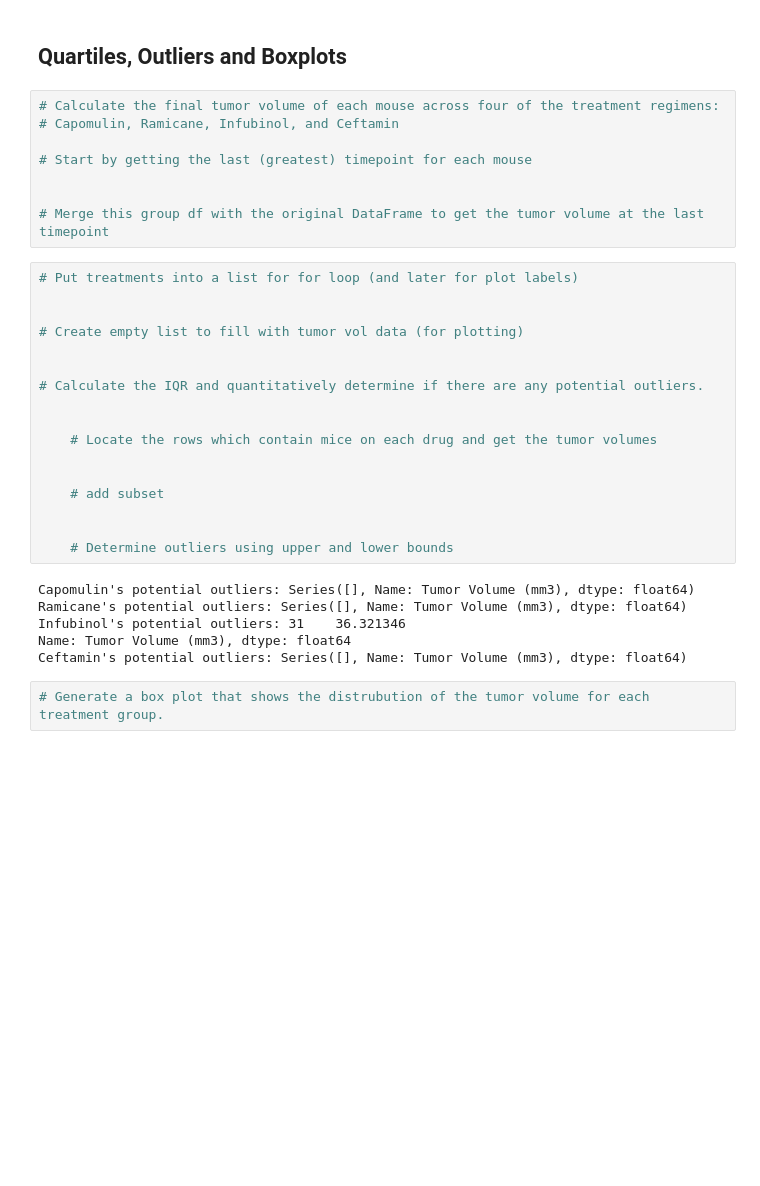
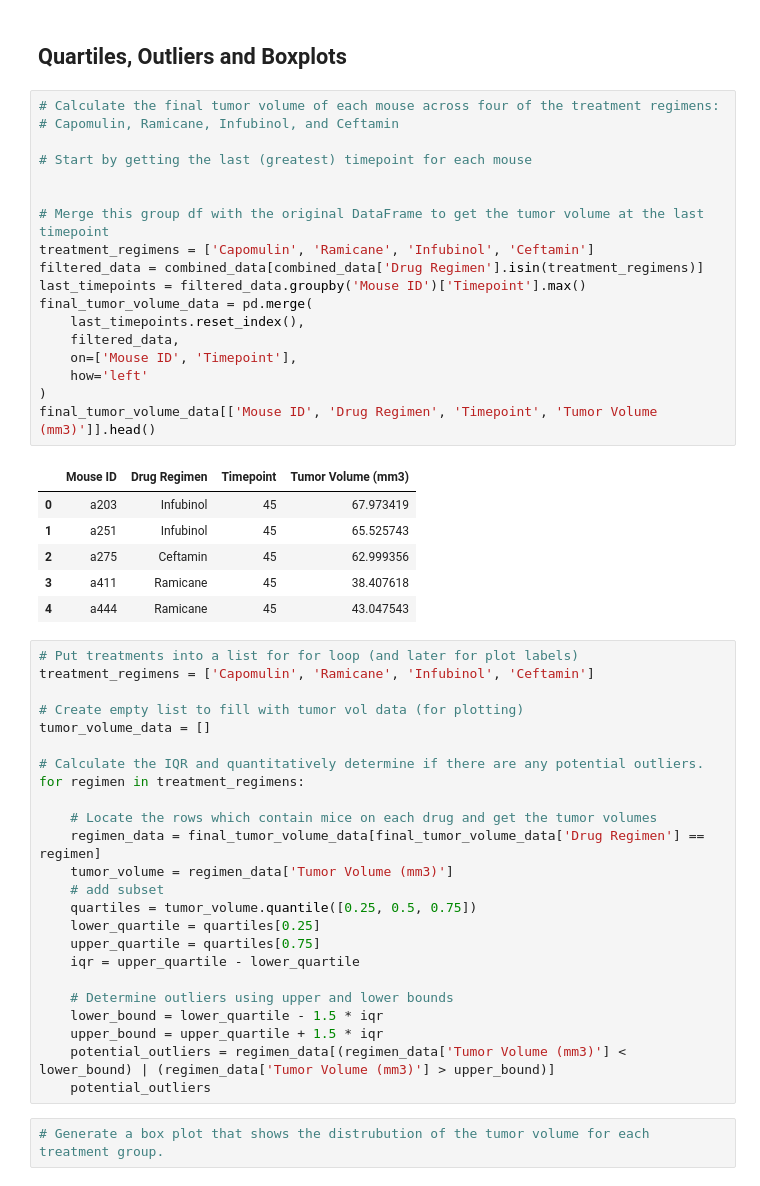
Before and after one commit to pannann/Module-5-Challenge, a Jupyter notebook: Pymaceuticals/pymaceuticals_starter.ipynb, the cells around one changed output. Cells and saved outputs as stored; diff of their text form; blank space fills up the shorter version.

```diff
--- a/Pymaceuticals/pymaceuticals_starter.ipynb
+++ b/Pymaceuticals/pymaceuticals_starter.ipynb
@@ -210,34 +210,52 @@ plt.show()
 # %%
 # Calculate the final tumor volume of each mouse across four of the treatment regimens:
 # Capomulin, Ramicane, Infubinol, and Ceftamin
 
 # Start by getting the last (greatest) timepoint for each mouse
 
 
 # Merge this group df with the original DataFrame to get the tumor volume at the last timepoint
+treatment_regimens = ['Capomulin', 'Ramicane', 'Infubinol', 'Ceftamin']
+filtered_data = combined_data[combined_data['Drug Regimen'].isin(treatment_regimens)]
+last_timepoints = filtered_data.groupby('Mouse ID')['Timepoint'].max()
+final_tumor_volume_data = pd.merge(
+    last_timepoints.reset_index(),
+    filtered_data,
+    on=['Mouse ID', 'Timepoint'],
+    how='left'
+)
+final_tumor_volume_data[['Mouse ID', 'Drug Regimen', 'Timepoint', 'Tumor Volume (mm3)']].head()
+# %% [output]
+|  | Mouse ID | Drug Regimen | Timepoint | Tumor Volume (mm3) |
+| 0 | a203 | Infubinol | 45 | 67.973419 |
+| 1 | a251 | Infubinol | 45 | 65.525743 |
+| 2 | a275 | Ceftamin | 45 | 62.999356 |
+| 3 | a411 | Ramicane | 45 | 38.407618 |
+| 4 | a444 | Ramicane | 45 | 43.047543 |
 # %%
 # Put treatments into a list for for loop (and later for plot labels)
-
+treatment_regimens = ['Capomulin', 'Ramicane', 'Infubinol', 'Ceftamin']
 
 # Create empty list to fill with tumor vol data (for plotting)
-
+tumor_volume_data = []
 
 # Calculate the IQR and quantitatively determine if there are any potential outliers.
-
+for regimen in treatment_regimens:
 
     # Locate the rows which contain mice on each drug and get the tumor volumes
-
-
+    regimen_data = final_tumor_volume_data[final_tumor_volume_data['Drug Regimen'] == regimen]
+    tumor_volume = regimen_data['Tumor Volume (mm3)']
     # add subset
-
+    quartiles = tumor_volume.quantile([0.25, 0.5, 0.75])
+    lower_quartile = quartiles[0.25]
+    upper_quartile = quartiles[0.75]
+    iqr = upper_quartile - lower_quartile
 
     # Determine outliers using upper and lower bounds
+    lower_bound = lower_quartile - 1.5 * iqr
+    upper_bound = upper_quartile + 1.5 * iqr
+    potential_outliers = regimen_data[(regimen_data['Tumor Volume (mm3)'] < lower_bound) | (regimen_data['Tumor Volume (mm3)'] > upper_bound)]
+    potential_outliers
-# %% [output]
-Capomulin's potential outliers: Series([], Name: Tumor Volume (mm3), dtype: float64)
-Ramicane's potential outliers: Series([], Name: Tumor Volume (mm3), dtype: float64)
-Infubinol's potential outliers: 31    36.321346
-Name: Tumor Volume (mm3), dtype: float64
-Ceftamin's potential outliers: Series([], Name: Tumor Volume (mm3), dtype: float64)
 # %%
 # Generate a box plot that shows the distrubution of the tumor volume for each treatment group.
 # %% [output]
```
Also changed, not shown: parts of 1 cell of this notebook.
